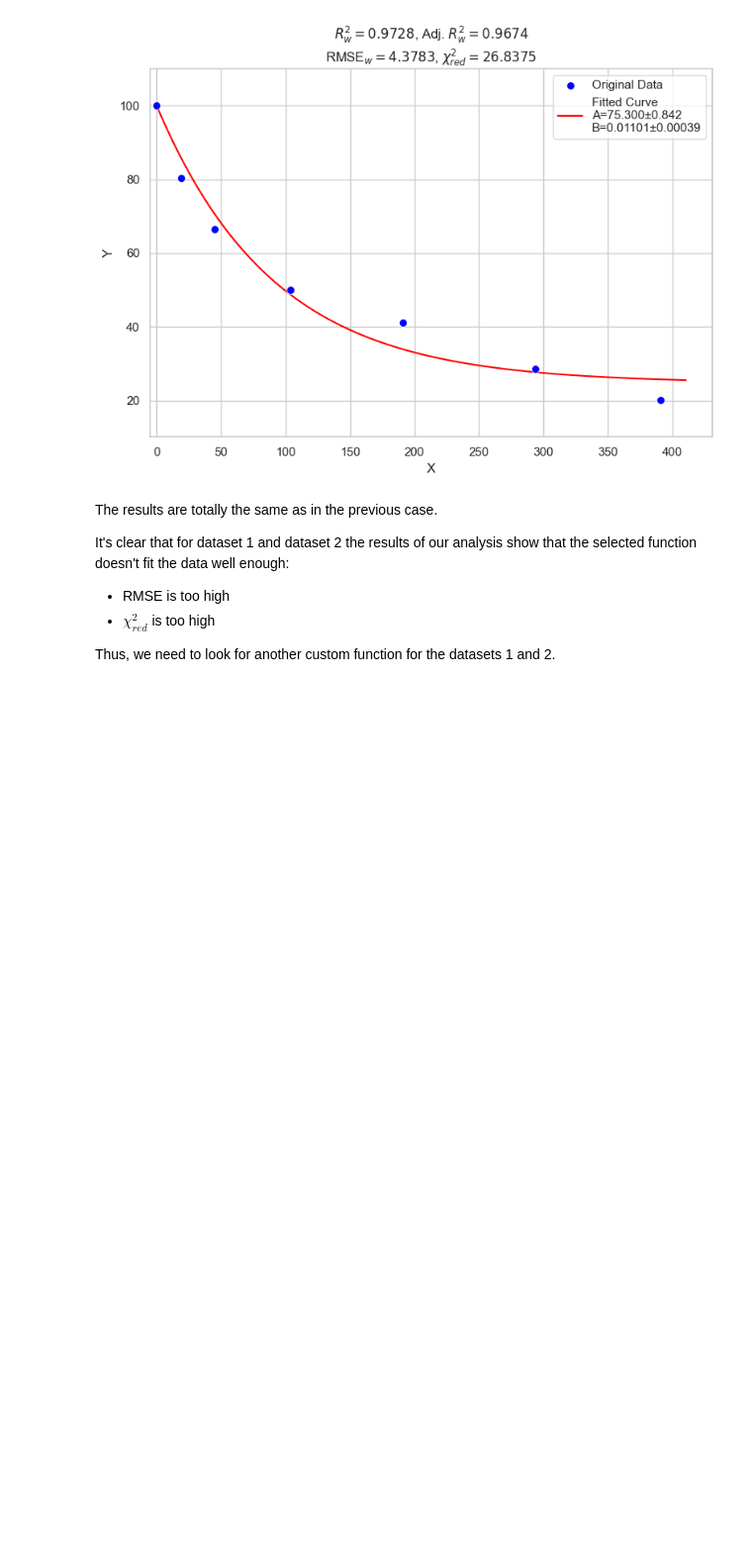
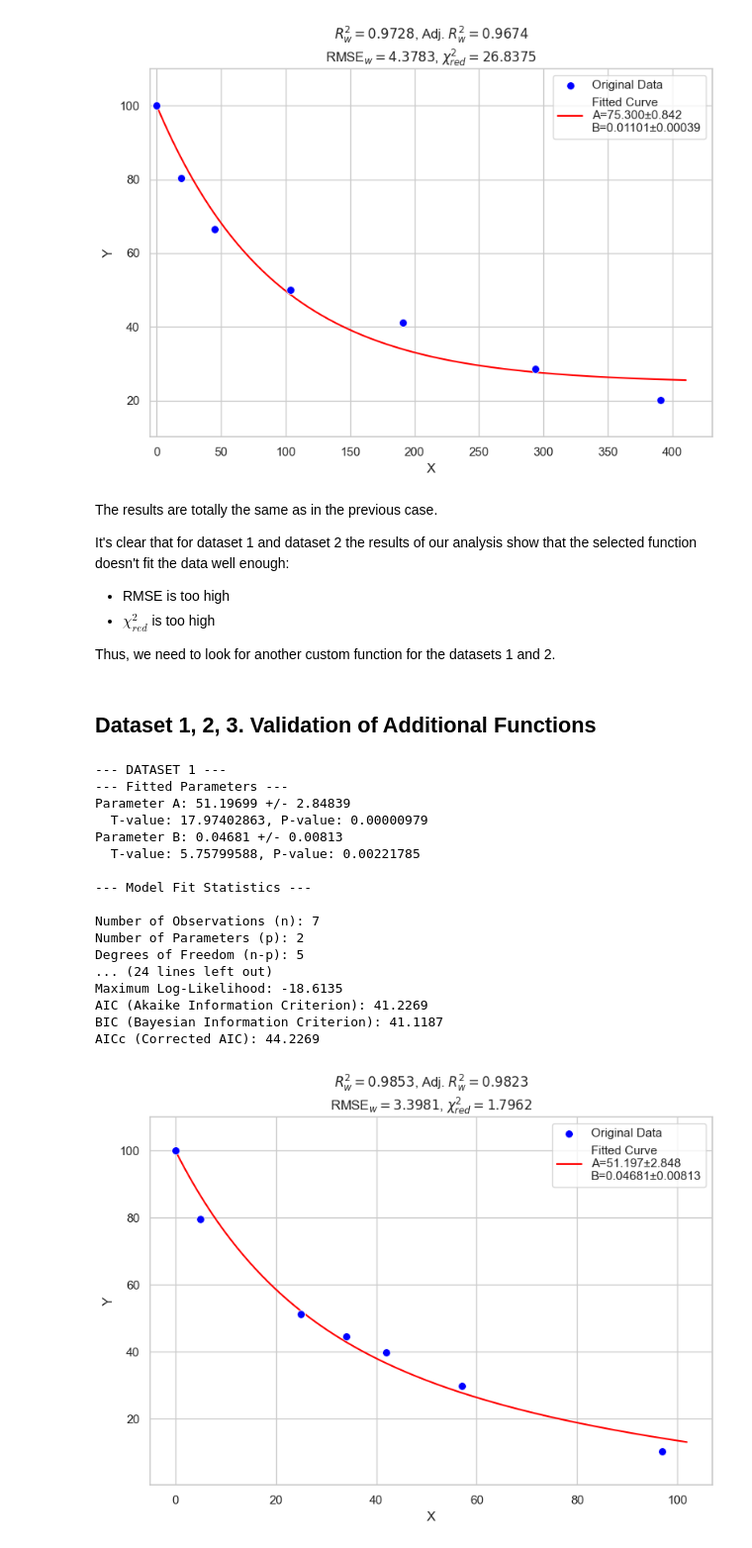
Before and after one commit to Yakovliev/quantopia, a Jupyter notebook: _sources/math/01_basics/weighted-least-squares-code-3.ipynb, the cells around one changed output. Shown at 99% size. Cells and saved outputs as stored; diff of their text form; code cells hidden in the pictures; blank space fills up the shorter version.

```diff
--- a/_sources/math/01_basics/weighted-least-squares-code-3.ipynb
+++ b/_sources/math/01_basics/weighted-least-squares-code-3.ipynb
@@ -891,3 +872,58 @@ It's clear that for dataset 1 and dataset 2 the results of our analysis show tha
 * $\chi^2_{red}$ is too high
 
 Thus, we need to look for another custom function for the datasets 1 and 2.
+# %% [markdown]
+## Dataset 1, 2, 3. Validation of Additional Functions
+# %%
+def model_function_2(x, A, B):
+    """
+    The custom function to approximate the data.
+    f_1(x; A_1, B_1) = A_1 * (np.exp(-B_1 * x) - 1) + 100
+    f_2(x; A_2, B_2) = A_2 * (np.exp(-B_2 * x) - 1) + 100
+    f(x; A, B) = f_1(x; A_1, B_1) + f_2(x; A_2, B_2) - 100
+
+    A_1 = fitted values from the dataset 3 using our initial model function
+    B_1 = fitted values from the dataset 3 using our initial model function
+
+    """
+
+    A_1 = 56.675
+    B_1 = 0.00995
+
+    return A_1 * (np.exp(-B_1 * x) - 1) + A * (np.exp(-B * x) - 1) + 100
+# %%
+# Dataset 1
+x = np.array([0, 5, 25, 34, 42, 57, 97])
+y_obs = np.array([100, 79.7, 51.3, 44.6, 39.8, 29.9, 10.3])
+sigma = np.full_like(y_obs, 2.0, dtype=float)
+initial_guess = [50, 0.01]
+
+# Analyze the curve fit and get results
+fit_results = analyze_curve_fit(x, y_obs, sigma, model_function_2, initial_guess)
+
+print("--- DATASET 1 ---")
+
+# Print the metrics
+print_metrics(fit_results)
+
+# Draw the curve fit plot
+draw_curve_fit(fit_results, model_function_2)
+# %% [output]
+--- DATASET 1 ---
+--- Fitted Parameters ---
+Parameter A: 51.19699 +/- 2.84839
+  T-value: 17.97402863, P-value: 0.00000979
+Parameter B: 0.04681 +/- 0.00813
+  T-value: 5.75799588, P-value: 0.00221785
+
+--- Model Fit Statistics ---
+
+Number of Observations (n): 7
+Number of Parameters (p): 2
+Degrees of Freedom (n-p): 5
+... (24 lines left out)
+Maximum Log-Likelihood: -18.6135
+AIC (Akaike Information Criterion): 41.2269
+BIC (Bayesian Information Criterion): 41.1187
+AICc (Corrected AIC): 44.2269
+[figure, added]
```
Also changed, not shown: parts of 5 cells of this notebook, 5 other files.
